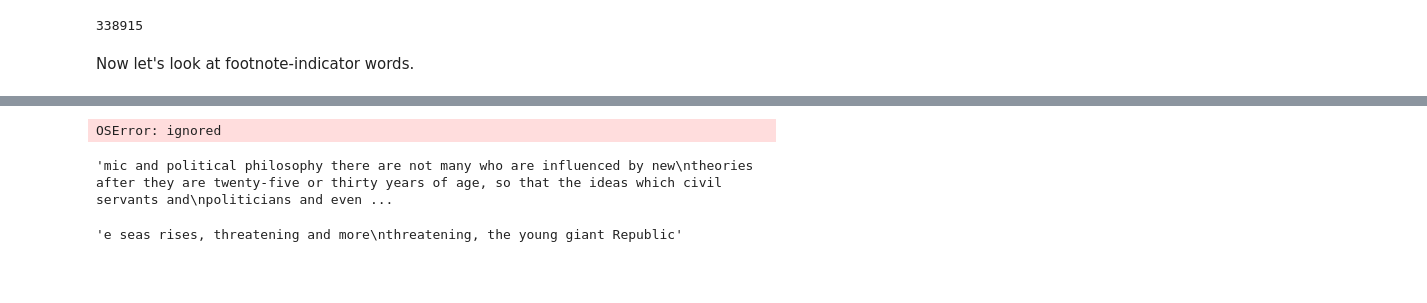
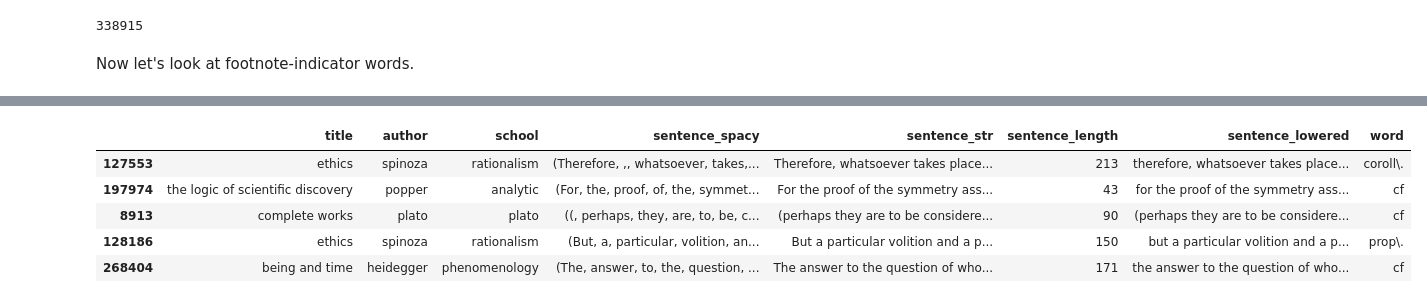
Before and after one commit to kcalizadeh/phil_nlp, a Jupyter notebook: data_load_clean.ipynb, the cells around one changed output, grey strips where cells are left out. Cells and saved outputs as stored; diff of their text form; code cells hidden in the pictures; blank space fills up the shorter version.

```diff
--- a/data_load_clean.ipynb
+++ b/data_load_clean.ipynb
@@ -862,7 +858,7 @@ there are 34593 so-called sentences with fewer than 20 characters
 # %% [markdown]
 Sentences with fewer than 20 characters tend to be more or less meaningless, so we will drop them.
 # %%
-df = main_df.drop(main_df[main_df['sentence_length'] < 20].index)
+df = df.drop(df[df['sentence_length'] < 20].index)
 len(df)
 # %% [output]
 338915
@@ -1277,4 +866,0 @@ Successfully installed spacey-0.1.1
-# %%
-nlp = spacy.load('en_core_web_lg')
-# %% [output]
-OSError: ignored
@@ -1290,14 +867,22 @@ smith_wealth = smith_wealth.split('INTRODUCTION AND PLAN OF THE WORK.')[2].split
-# %%
-keynes_employment.split('GENERAL INTRODUCTION')[1].split('PRINTING ERRORS IN THE FIRST EDITION CORRECTE')[0][:-145]
-# %% [output]
-'mic and political philosophy there are not many who are influenced by new\ntheories after they are twenty-five or thirty years of age, so that the ideas which civil servants and\npoliticians and even ...
-# %%
-marx_kapital = ((marx_kapital.split('E MAGNITUDE OF VALUE)')[1].split('expropriation of the laborer.')[0])+'expropriation of the laborer.')[-500:]
-marx_manifesto = marx_manifesto.split('page 29')[1].split('Mao')[0][:-15]
-lenin_essential = lenin_essential.split('We will now sum up the theoretical')[1][:500].split('SUGGESTIONS FOR FURTHER READING')[0]
-
-smith_wealth = smith_wealth.split('INTRODUCTION AND PLAN OF THE WORK.')[2].split('End of the Project Gutenberg EBook of An Inquiry into the Nat')[0]
-ricardo_political_economy = ricardo_political_economy.split('ON VALUE.')[1].split('  FOOTNOTES:')[0]
-keynes_employment = keynes_employment.split('GENERAL INTRODUCTION')[1].split('PRINTING ERRORS IN THE FIRST EDITION CORRECTE')[0][:-145]
-# %% [output]
-'e seas rises, threatening and more\nthreatening, the young giant Republic'
+# %%
+fn_words = ['ch\.', 'bk', 'sect\.', 'div\.', 'cf', 'ibid', 'prop\.', 'Q\.E\.D\.', 'coroll\.', 'pt\.']
+
+df['sentence_lowered'] = df['sentence_str'].map(lambda x: x.lower())
+
+fn_df = pd.DataFrame()
+for word in fn_words:
+  found_word = df[df['sentence_lowered'].str.contains('\s' + word.lower())].copy()
+  found_word['word'] = word
+  fn_df = fn_df.append(found_word)
+
+len(fn_df)
+# %%
+pd.options.display.max_colwidth = 200
+fn_df.sample(5)
+# %% [output]
+|  | title | author | school | sentence_spacy | sentence_str | sentence_length | sentence_lowered | word |
+| 127553 | ethics | spinoza | rationalism | (Therefore, ,, whatsoever, takes,... | Therefore, whatsoever takes place... | 213 | therefore, whatsoever takes place... | coroll\. |
+| 197974 | the logic of scientific discovery | popper | analytic | (For, the, proof, of, the, symmet... | For the proof of the symmetry ass... | 43 | for the proof of the symmetry ass... | cf |
+| 8913 | complete works | plato | plato | ((, perhaps, they, are, to, be, c... | (perhaps they are to be considere... | 90 | (perhaps they are to be considere... | cf |
+| 128186 | ethics | spinoza | rationalism | (But, a, particular, volition, an... | But a particular volition and a p... | 150 | but a particular volition and a p... | prop\. |
+| 268404 | being and time | heidegger | phenomenology | (The, answer, to, the, question, ... | The answer to the question of who... | 171 | the answer to the question of who... | cf |
```
Also changed, not shown: parts of 68 cells of this notebook.
